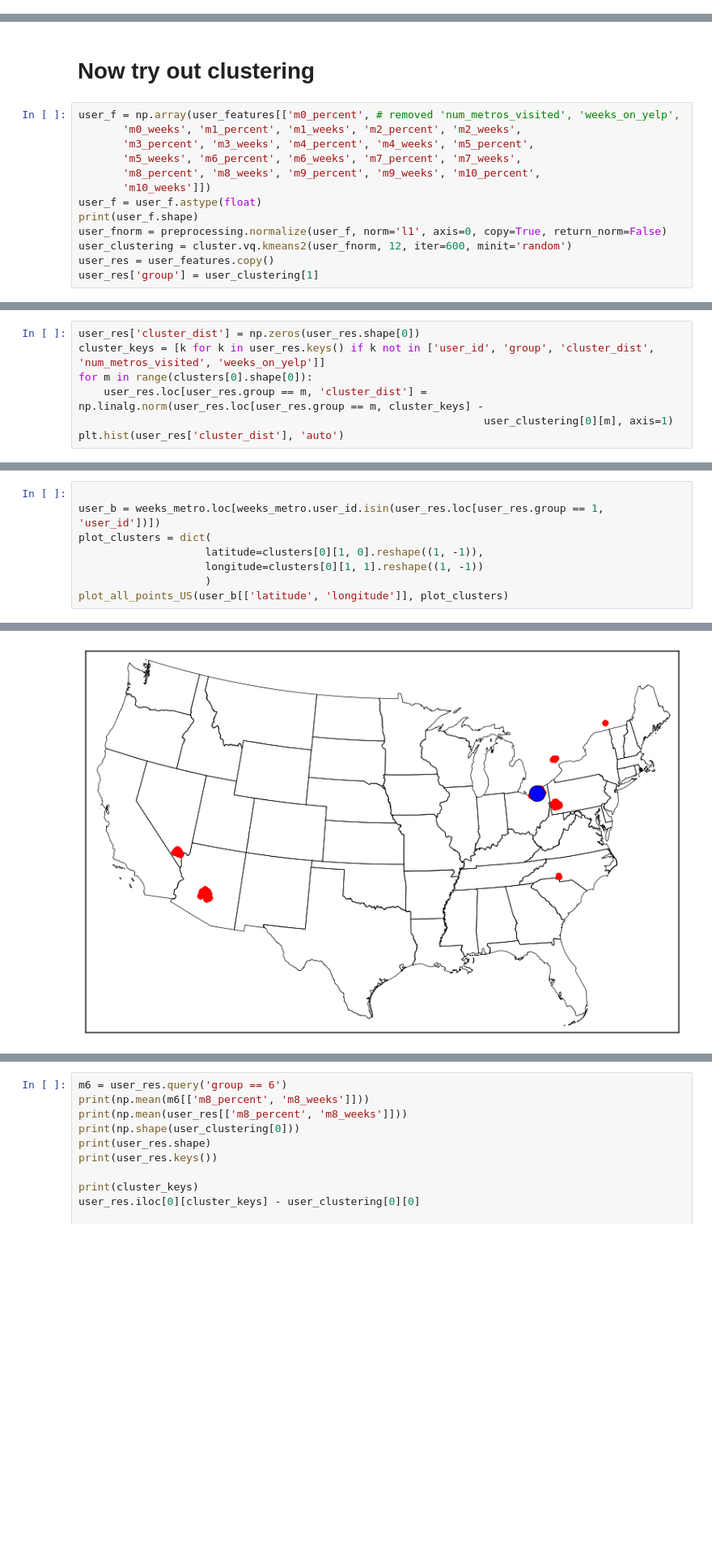
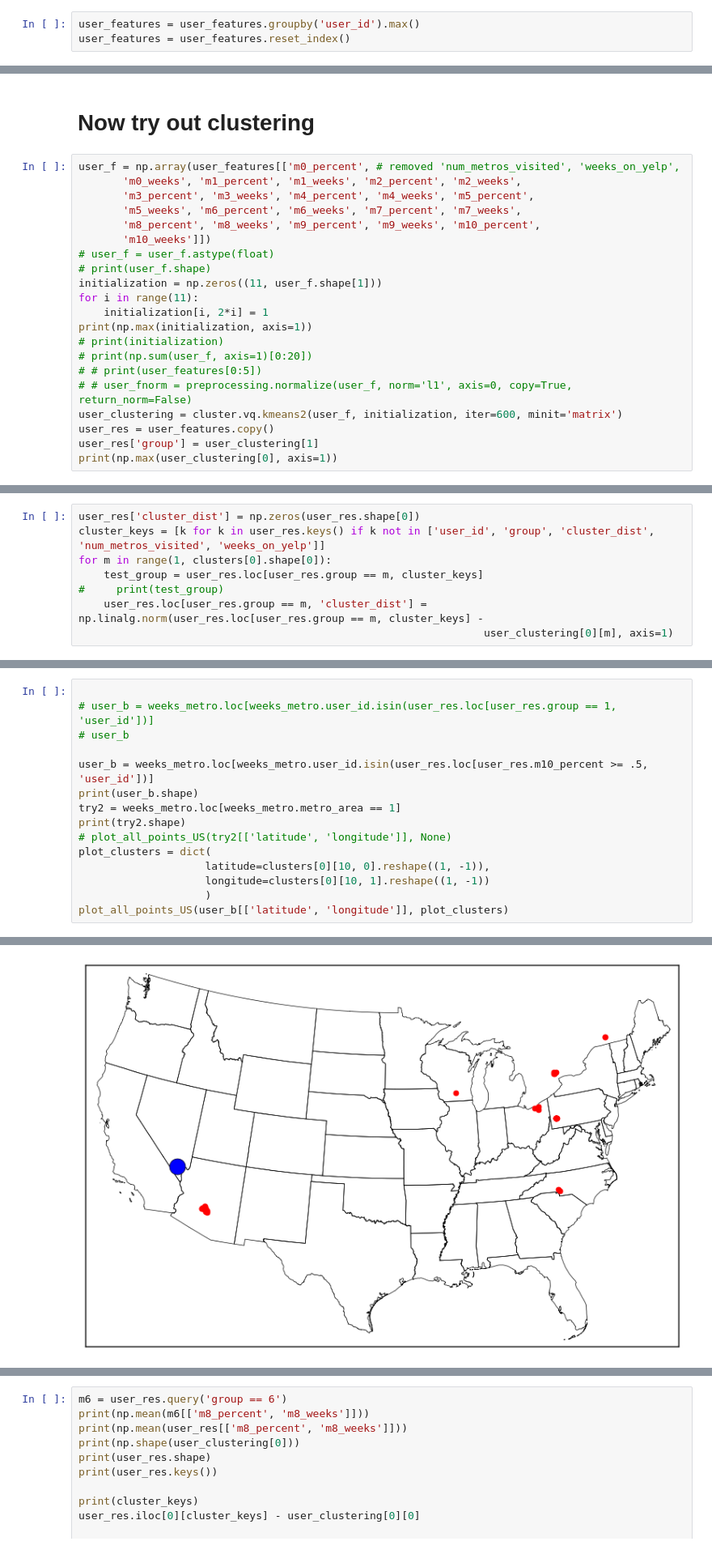
Before and after one commit to adgilbert/collaborative-filtering, a Jupyter notebook: GetFeatures.ipynb, the cells around one changed output, grey strips where cells are left out. Shown at 81% size. Cells and saved outputs as stored; diff of their text form; blank space fills up the shorter version.

```diff
--- a/GetFeatures.ipynb
+++ b/GetFeatures.ipynb
@@ -372,0 +405,3 @@ Index([u'user_id', u'num_metros_visited', u'weeks_on_yelp', u'm0_percent',
+# %%
+user_features = user_features.groupby('user_id').max()
+user_features = user_features.reset_index()
@@ -379,10 +430,18 @@ user_f = np.array(user_features[['m0_percent', # removed 'num_metros_visited', '
        'm5_weeks', 'm6_percent', 'm6_weeks', 'm7_percent', 'm7_weeks',
        'm8_percent', 'm8_weeks', 'm9_percent', 'm9_weeks', 'm10_percent',
        'm10_weeks']])
-user_f = user_f.astype(float)
-print(user_f.shape)
-user_fnorm = preprocessing.normalize(user_f, norm='l1', axis=0, copy=True, return_norm=False)
-user_clustering = cluster.vq.kmeans2(user_fnorm, 12, iter=600, minit='random')
+# user_f = user_f.astype(float)
+# print(user_f.shape)
+initialization = np.zeros((11, user_f.shape[1]))
+for i in range(11):
+    initialization[i, 2*i] = 1
+print(np.max(initialization, axis=1))
+# print(initialization)
+# print(np.sum(user_f, axis=1)[0:20])
+# # print(user_features[0:5])
+# # user_fnorm = preprocessing.normalize(user_f, norm='l1', axis=0, copy=True, return_norm=False)
+user_clustering = cluster.vq.kmeans2(user_f, initialization, iter=600, minit='matrix')
 user_res = user_features.copy()
 user_res['group'] = user_clustering[1]
+print(np.max(user_clustering[0], axis=1))
 # %% [output]
@@ -390,7 +451,8 @@ user_res['group'] = user_clustering[1]
 # %%
 user_res['cluster_dist'] = np.zeros(user_res.shape[0])
 cluster_keys = [k for k in user_res.keys() if k not in ['user_id', 'group', 'cluster_dist', 'num_metros_visited', 'weeks_on_yelp']]
-for m in range(clusters[0].shape[0]):
+for m in range(1, clusters[0].shape[0]):
+    test_group = user_res.loc[user_res.group == m, cluster_keys]
+#     print(test_group)
     user_res.loc[user_res.group == m, 'cluster_dist'] = np.linalg.norm(user_res.loc[user_res.group == m, cluster_keys] -
                                                                 user_clustering[0][m], axis=1)
-plt.hist(user_res['cluster_dist'], 'auto')
@@ -411,9 +505,16 @@ plt.hist(user_res['cluster_dist'], 'auto')
 # %%
 
-user_b = weeks_metro.loc[weeks_metro.user_id.isin(user_res.loc[user_res.group == 1, 'user_id'])])
+# user_b = weeks_metro.loc[weeks_metro.user_id.isin(user_res.loc[user_res.group == 1, 'user_id'])]
+# user_b
+
+user_b = weeks_metro.loc[weeks_metro.user_id.isin(user_res.loc[user_res.m10_percent >= .5, 'user_id'])]
+print(user_b.shape)
+try2 = weeks_metro.loc[weeks_metro.metro_area == 1]
+print(try2.shape)
+# plot_all_points_US(try2[['latitude', 'longitude']], None)
 plot_clusters = dict(
-                    latitude=clusters[0][1, 0].reshape((1, -1)),
-                    longitude=clusters[0][1, 1].reshape((1, -1))
+                    latitude=clusters[0][10, 0].reshape((1, -1)),
+                    longitude=clusters[0][10, 1].reshape((1, -1))
                     )
 plot_all_points_US(user_b[['latitude', 'longitude']], plot_clusters)
 # %% [output]
@@ -431 +523 @@ plot_all_points_US(user_b[['latitude', 'longitude']], plot_clusters)
-[figure, old version]
+[figure, new version]
```
Also changed, not shown: parts of 16 cells of this notebook, 1 other file.
